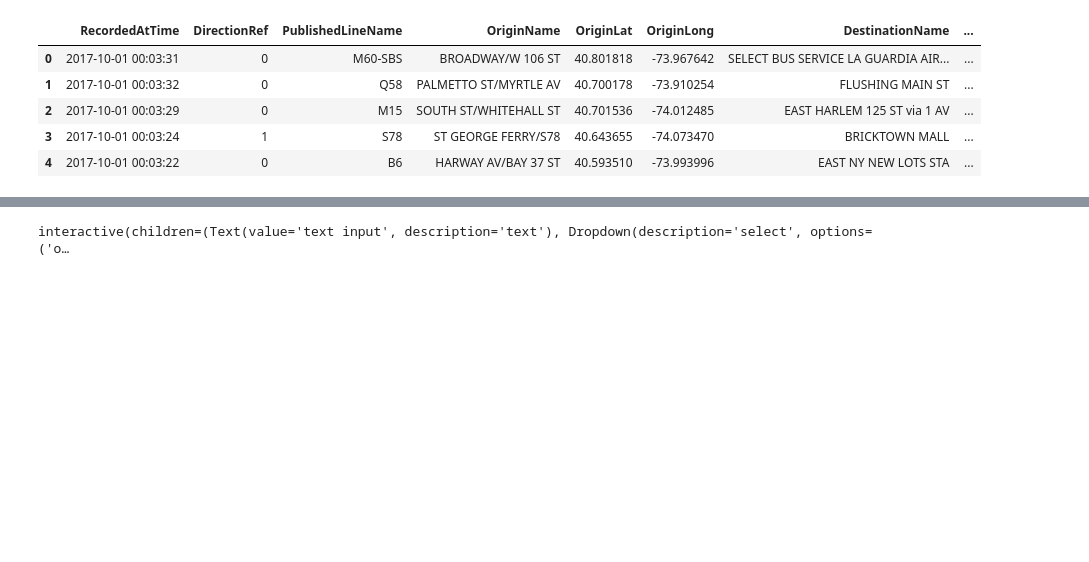
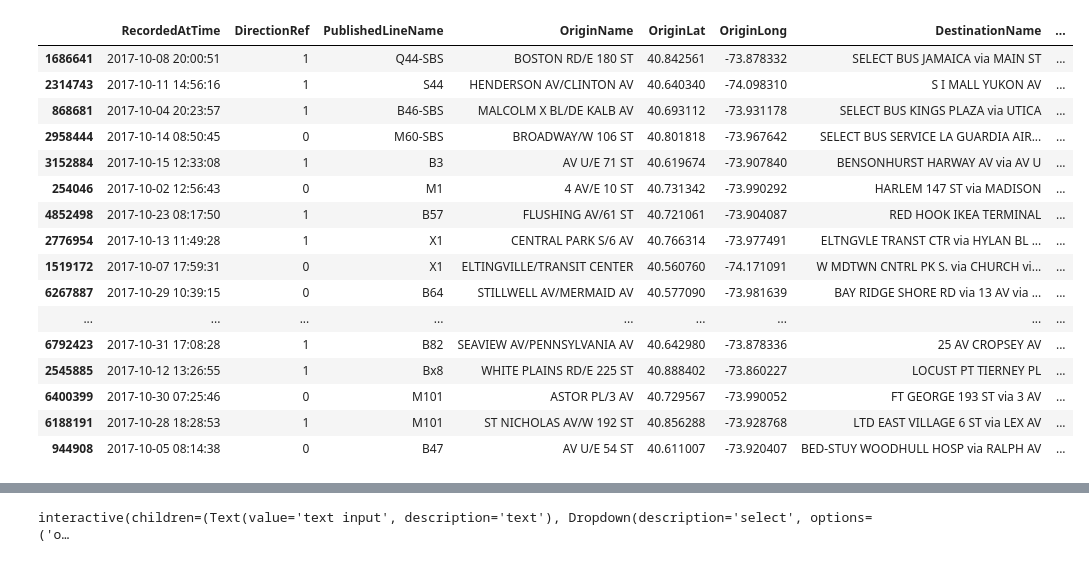
Before and after one commit to jhl126/New-York-Bus-Clustering, a Jupyter notebook: Clustering.ipynb, the cells around one changed output, grey strips where cells are left out. Saved outputs shown, nothing was run; the diff lists cells and outputs as text; code cells hidden in the pictures; blank space fills up the shorter version.

```diff
--- a/Clustering.ipynb
+++ b/Clustering.ipynb
@@ -16,17 +33,31 @@ filepath = "mta_1710.csv"
 # nyc = pd.read_csv(filepath, error_bad_lines=False)
 # nyc.to_csv("mta_1710.csv", index=False)
 nyc = pd.read_csv(filepath)
+
+# help with speed up executing code
+nyc = nyc.sample(1000000)
 # %% [output]
 [interactive output not drawn]
 # %%
-nyc.head()
+nyc.head(20)
 # %% [output]
 |  | RecordedAtTime | DirectionRef | PublishedLineName | OriginName | OriginLat | OriginLong | DestinationName | ... |
-| 0 | 2017-10-01 00:03:31 | 0 | M60-SBS | BROADWAY/W 106 ST | 40.801818 | -73.967642 | SELECT BUS SERVICE LA GUARDIA AIR... | ... |
-| 1 | 2017-10-01 00:03:32 | 0 | Q58 | PALMETTO ST/MYRTLE AV | 40.700178 | -73.910254 | FLUSHING MAIN ST | ... |
-| 2 | 2017-10-01 00:03:29 | 0 | M15 | SOUTH ST/WHITEHALL ST | 40.701536 | -74.012485 | EAST HARLEM 125 ST via 1 AV | ... |
-| 3 | 2017-10-01 00:03:24 | 1 | S78 | ST GEORGE FERRY/S78 | 40.643655 | -74.073470 | BRICKTOWN MALL | ... |
-| 4 | 2017-10-01 00:03:22 | 0 | B6 | HARWAY AV/BAY 37 ST | 40.593510 | -73.993996 | EAST NY NEW LOTS STA | ... |
+| 1686641 | 2017-10-08 20:00:51 | 1 | Q44-SBS | BOSTON RD/E 180 ST | 40.842561 | -73.878332 | SELECT BUS JAMAICA via MAIN ST | ... |
+| 2314743 | 2017-10-11 14:56:16 | 1 | S44 | HENDERSON AV/CLINTON AV | 40.640340 | -74.098310 | S I MALL YUKON AV | ... |
+| 868681 | 2017-10-04 20:23:57 | 1 | B46-SBS | MALCOLM X BL/DE KALB AV | 40.693112 | -73.931178 | SELECT BUS KINGS PLAZA via UTICA | ... |
+| 2958444 | 2017-10-14 08:50:45 | 0 | M60-SBS | BROADWAY/W 106 ST | 40.801818 | -73.967642 | SELECT BUS SERVICE LA GUARDIA AIR... | ... |
+| 3152884 | 2017-10-15 12:33:08 | 1 | B3 | AV U/E 71 ST | 40.619674 | -73.907840 | BENSONHURST HARWAY AV via AV U | ... |
+| 254046 | 2017-10-02 12:56:43 | 0 | M1 | 4 AV/E 10 ST | 40.731342 | -73.990292 | HARLEM 147 ST via MADISON | ... |
+| 4852498 | 2017-10-23 08:17:50 | 1 | B57 | FLUSHING AV/61 ST | 40.721061 | -73.904087 | RED HOOK IKEA TERMINAL | ... |
+| 2776954 | 2017-10-13 11:49:28 | 1 | X1 | CENTRAL PARK S/6 AV | 40.766314 | -73.977491 | ELTNGVLE TRANST CTR via HYLAN BL ... | ... |
+| 1519172 | 2017-10-07 17:59:31 | 0 | X1 | ELTINGVILLE/TRANSIT CENTER | 40.560760 | -74.171091 | W MDTWN CNTRL PK S. via CHURCH vi... | ... |
+| 6267887 | 2017-10-29 10:39:15 | 0 | B64 | STILLWELL AV/MERMAID AV | 40.577090 | -73.981639 | BAY RIDGE SHORE RD via 13 AV via ... | ... |
+| ... | ... | ... | ... | ... | ... | ... | ... | ... |
+| 6792423 | 2017-10-31 17:08:28 | 1 | B82 | SEAVIEW AV/PENNSYLVANIA AV | 40.642980 | -73.878336 | 25 AV CROPSEY AV | ... |
+| 2545885 | 2017-10-12 13:26:55 | 1 | Bx8 | WHITE PLAINS RD/E 225 ST | 40.888402 | -73.860227 | LOCUST PT TIERNEY PL | ... |
+| 6400399 | 2017-10-30 07:25:46 | 0 | M101 | ASTOR PL/3 AV | 40.729567 | -73.990052 | FT GEORGE 193 ST via 3 AV | ... |
+| 6188191 | 2017-10-28 18:28:53 | 1 | M101 | ST NICHOLAS AV/W 192 ST | 40.856288 | -73.928768 | LTD EAST VILLAGE 6 ST via LEX AV | ... |
+| 944908 | 2017-10-05 08:14:38 | 0 | B47 | AV U/E 54 ST | 40.611007 | -73.920407 | BED-STUY WOODHULL HOSP via RALPH AV | ... |
 [interactive output not drawn]
 # %%
 nyc.shape
```
Also changed, not shown: parts of 44 cells of this notebook.
